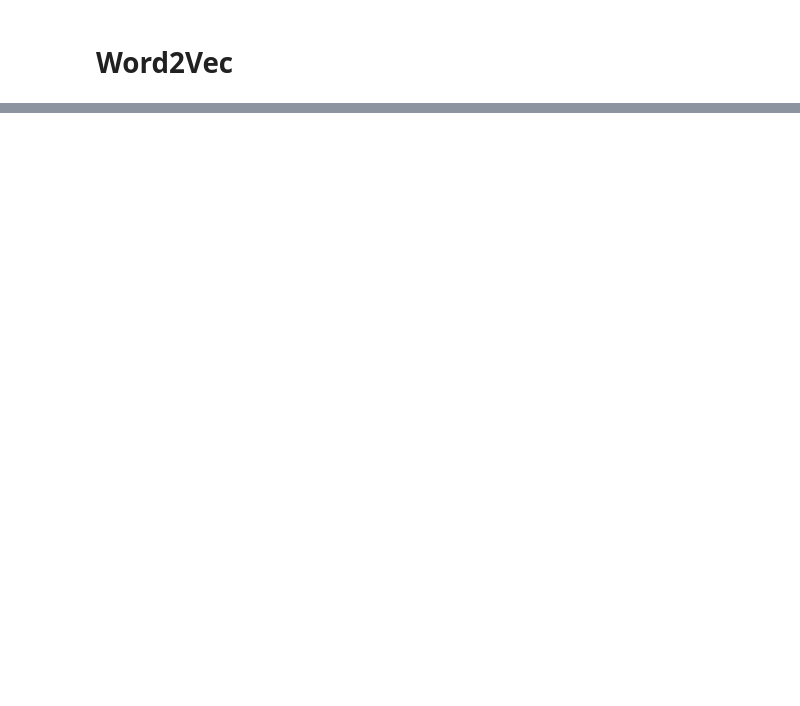
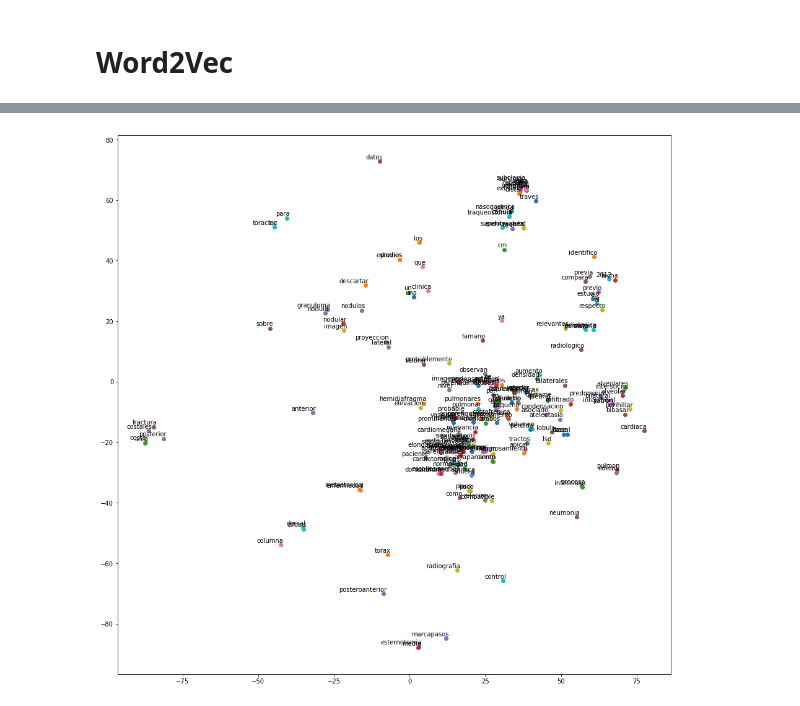
Before and after one commit to auriml/Rx-thorax-automatic-captioning, a Jupyter notebook: embeddings.ipynb, the cells around one changed output, grey strips where cells are left out. Cells and saved outputs as stored; diff of their text form; code cells hidden in the pictures; blank space fills up the shorter version.

Commit message:
Word Embeddings: first tests on the corpus

```diff
--- a/embeddings.ipynb
+++ b/embeddings.ipynb
@@ -69,0 +90,36 @@ pasiva 0.638568
+# %%
+from sklearn.manifold import TSNE
+import matplotlib.pyplot as plt
+%matplotlib inline
+
+
+"Creates an TSNE model"
+labels = []
+tokens = []
+
+for word in f.get_words(include_freq=False):
+    tokens.append(f.get_word_vector(word))
+    labels.append(word)
+
+tsne_model = TSNE(perplexity=40, n_components=2, init='pca', n_iter=2500, random_state=23)
+new_values = tsne_model.fit_transform(tokens)
+# %%
+n_words_to_display = 200
+x = []
+y = []
+for value in new_values:
+    x.append(value[0])
+    y.append(value[1])
+
+plt.figure(figsize=(16, 16))
+for i in range(n_words_to_display):
+    plt.scatter(x[i],y[i])
+    plt.annotate(labels[i],
+                 xy=(x[i], y[i]),
+                 xytext=(5, 2),
+                 textcoords='offset points',
+                 ha='right',
+                 va='bottom')
+plt.show()
+# %% [output]
+[figure, added]
```
Also changed, not shown: parts of 9 cells of this notebook.
